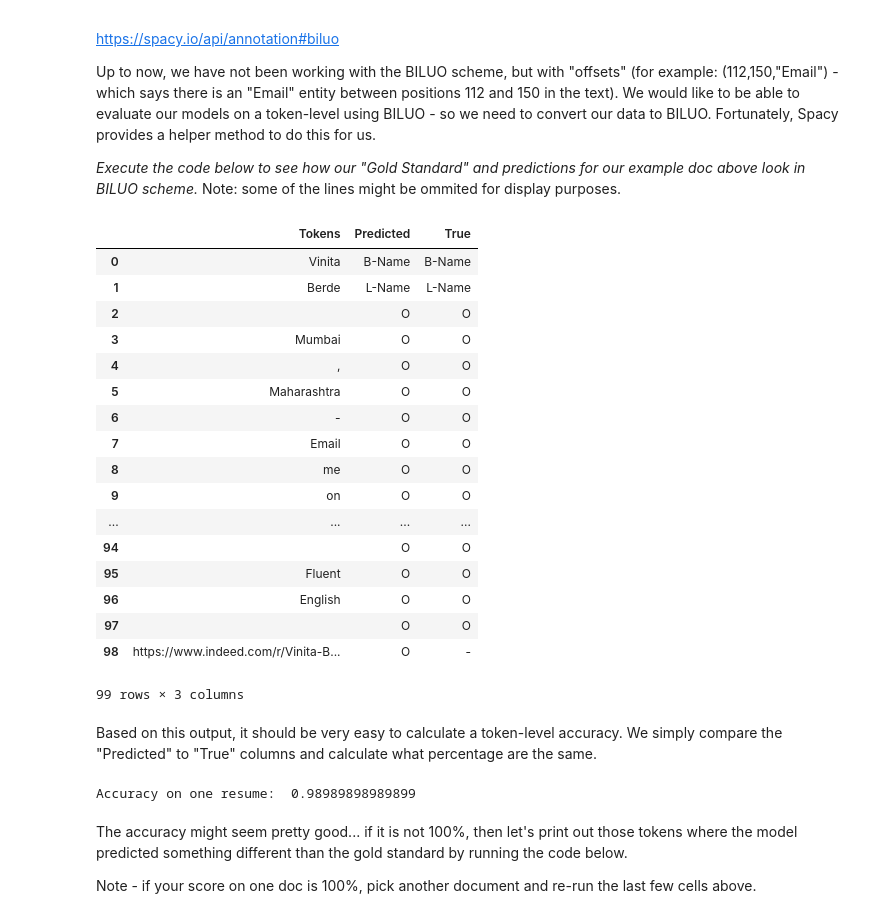
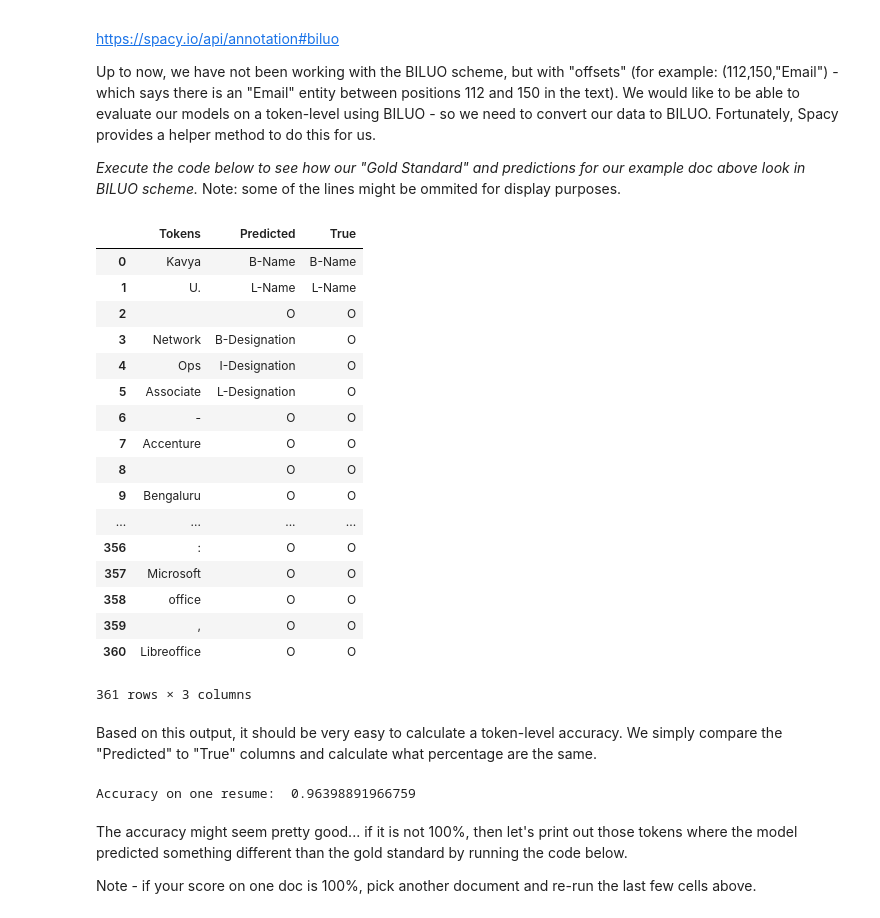
Before and after one commit to nakami/oss-saki-ss19-exercise-2, a Jupyter notebook: spacy_ner.ipynb, the cells around one changed output. Drawn from its saved outputs; the diff is of its cells as text; code cells hidden in the pictures.

Commit message:
Switch from "Email-Adress"-label to "Designation"-label; Drop "Predicted"-row for flair-data; Re-build data;

```diff
--- a/spacy_ner.ipynb
+++ b/spacy_ner.ipynb
@@ -216,7 +215,7 @@ As a first step, we will gather all resumes that contain at least one training a
 Complete and execute the code below to gather your training data.
 # %%
 ##TODO Store the entity labels you want to train for as array in chosen_entity_labels
-chosen_entity_labels = ['Email Address', 'Name', 'Degree']
+chosen_entity_labels = ['Name', 'Degree', 'Designation']
 
 ## this method gathers all resumes which have all of the chosen entites above.
 def gather_candidates(dataset, entity_labels):
@@ -339,7 +341,7 @@ Losses {'ner': 658.9979248669144}
 Now that we have a trained model, let's see how it works on one of our resumes.
 # %%
 ## TODO fetch one resume out of our test dataset and store to the "resume" variable
-resume = test[4]
+resume = test[3]
 ## TODO create a spacy doc out of the resume using our trained model and save to the "doc" variable
 doc = custom_nlp(resume[0])
 # %% [markdown]
@@ -347,12 +349,12 @@ Now we will output the predicted entities and the existing annotated entities in
 # %%
 ## TODO output label and text of predicted entities (in "ents" variable of the spacy doc created above)
 print("PREDICTED:")
-for ent in doc.ents:
+for ent in sorted(doc.ents, key=lambda x: str(x)):
     print("{:15}: {}".format(ent.label_, ent))
 print()
 ## TODO output labeled entities (in "entities" dictionary of resume)
 print("LABELED:")
-for ent in resume[1]['entities']:
+for ent in sorted(resume[1]['entities'], key=lambda x: resume[0][x[0]:x[1]]):
      print("{:15}: {}".format(ent[2], resume[0][ent[0]:ent[1]]))
 # %% [output]
 PREDICTED:
@@ -405,50 +407,50 @@ Note: some of the lines might be ommited for display purposes.
 # %%
 from spacy.gold import biluo_tags_from_offsets
 import pandas as pd
 from IPython.display import display, HTML
 
 ## returns a pandas dataframe with tokens, prediction, and true (Gold Standard) annotations of tokens
 def make_bilou_df(nlp,resume):
     """
     param nlp - a trained spacy model
     param resume - a resume from our train or test set
     """
     doc = nlp(resume[0])
     bilou_ents_predicted = biluo_tags_from_offsets(doc, [(ent.start_char,ent.end_char,ent.label_)for ent in doc.ents])
     bilou_ents_true = biluo_tags_from_offsets(doc,
                                                    [(ent[0], ent[1], ent[2]) for ent in resume[1]["entities"]])
 
 
     doc_tokens = [tok.text for tok in doc]
     bilou_df = pd.DataFrame()
-    bilou_df["Tokens"] =doc_tokens
+    bilou_df["Tokens"] = doc_tokens
     bilou_df["Tokens"] = bilou_df["Tokens"].str.replace("\\s+","")
     bilou_df["Predicted"] = bilou_ents_predicted
     bilou_df["True"] = bilou_ents_true
     return bilou_df
 
 ## TODO call method above with a resume from test set and store result in bilou_df variable.
-bilou_df = make_bilou_df(custom_nlp, test[1])
+bilou_df = make_bilou_df(custom_nlp, resume)
 display(bilou_df)
 # %% [output]
 |  | Tokens | Predicted | True |
-| 0 | Vinita | B-Name | B-Name |
-| 1 | Berde | L-Name | L-Name |
+| 0 | Kavya | B-Name | B-Name |
+| 1 | U. | L-Name | L-Name |
 | 2 |  | O | O |
-| 3 | Mumbai | O | O |
-| 4 | , | O | O |
-| 5 | Maharashtra | O | O |
+| 3 | Network | B-Designation | O |
+| 4 | Ops | I-Designation | O |
+| 5 | Associate | L-Designation | O |
 | 6 | - | O | O |
-| 7 | Email | O | O |
-| 8 | me | O | O |
-| 9 | on | O | O |
+| 7 | Accenture | O | O |
+| 8 |  | O | O |
+| 9 | Bengaluru | O | O |
 | ... | ... | ... | ... |
-| 94 |  | O | O |
-| 95 | Fluent | O | O |
-| 96 | English | O | O |
-| 97 |  | O | O |
-| 98 | https://www.indeed.com/r/Vinita-B... | O | - |
+| 356 | : | O | O |
+| 357 | Microsoft | O | O |
+| 358 | office | O | O |
+| 359 | , | O | O |
+| 360 | Libreoffice | O | O |
-99 rows × 3 columns
+361 rows × 3 columns
 # %% [markdown]
 Based on this output, it should be very easy to calculate a token-level accuracy. We simply compare the "Predicted" to "True" columns and calculate what percentage are the same.
 # %%
@@ -458,7 +460,7 @@ same_df = bilou_df[bilou_df["Predicted"] == bilou_df["True"]]
 accuracy = same_df.shape[0]/bilou_df.shape[0]
 print("Accuracy on one resume: ", accuracy)
 # %% [output]
-Accuracy on one resume:  0.98989898989899
+Accuracy on one resume:  0.96398891966759
 # %% [markdown]
 The accuracy might seem pretty good... if it is not 100%, then let's print out those tokens where the model predicted something different than the gold standard by running the code below.
 
```
Also changed, not shown: parts of 20 cells of this notebook, 3 other files.
